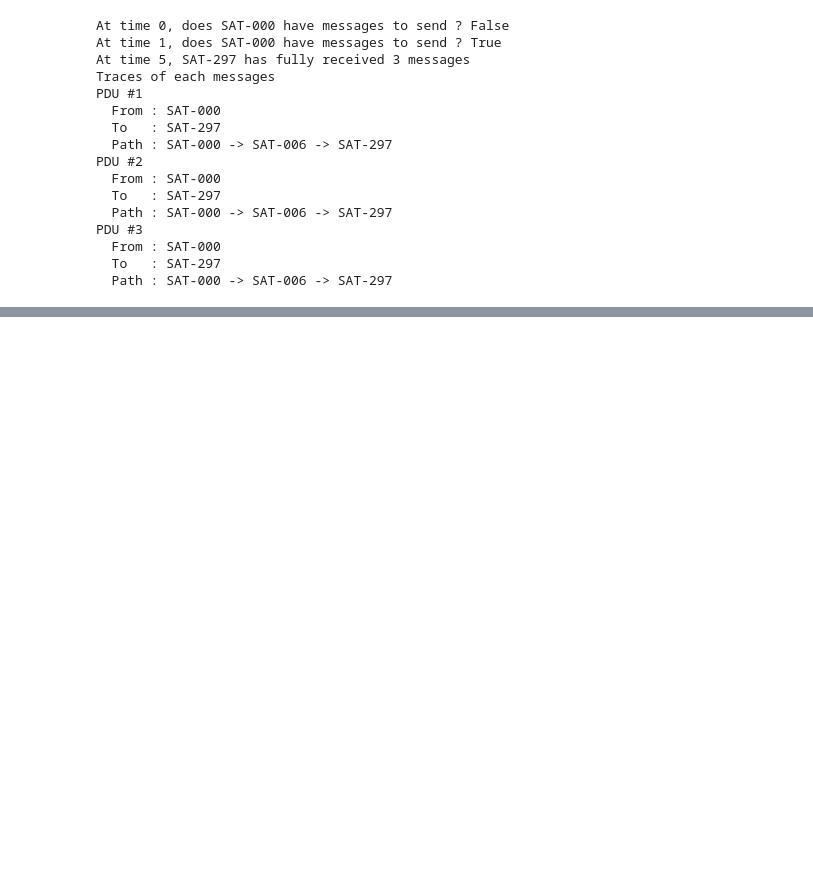
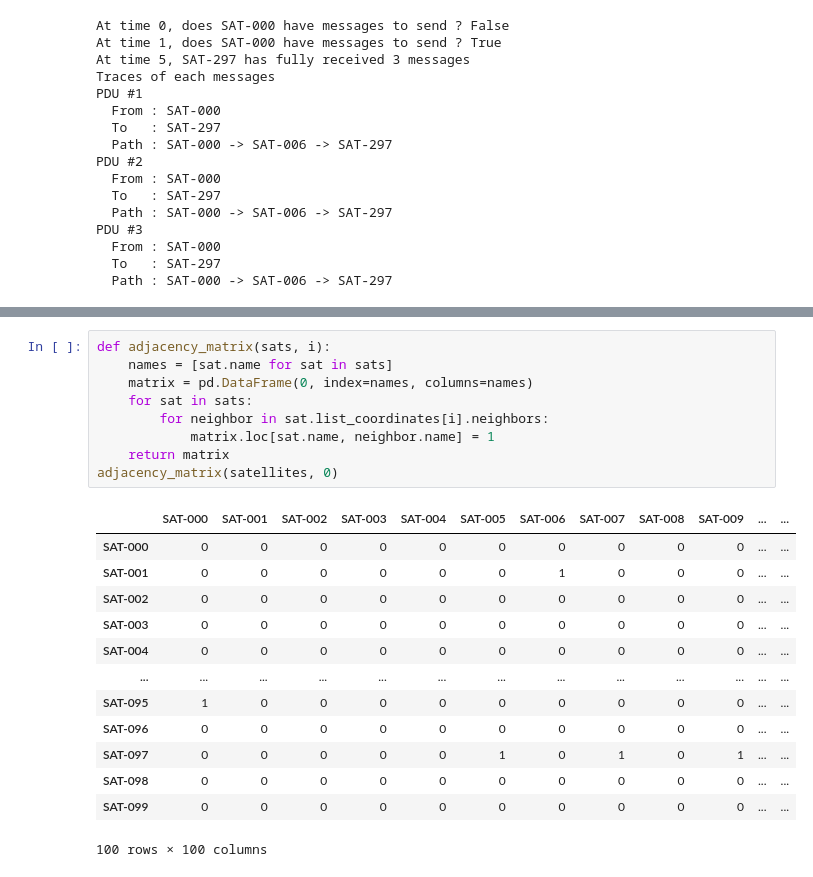
Before and after one commit to Darcolosse/McdaSat, a Jupyter notebook: simulaton.ipynb, the cells around one changed output, grey strips where cells are left out. Drawn from its saved outputs; the diff is of its cells as text; blank space fills up the shorter version.

```diff
--- a/simulaton.ipynb
+++ b/simulaton.ipynb
@@ -299,0 +366,23 @@ PDU #3
+# %%
+def adjacency_matrix(sats, i):
+    names = [sat.name for sat in sats]
+    matrix = pd.DataFrame(0, index=names, columns=names)
+    for sat in sats:
+        for neighbor in sat.list_coordinates[i].neighbors:
+            matrix.loc[sat.name, neighbor.name] = 1
+    return matrix
+adjacency_matrix(satellites, 0)
+# %% [output]
+|  | SAT-000 | SAT-001 | SAT-002 | SAT-003 | SAT-004 | SAT-005 | SAT-006 | SAT-007 | SAT-008 | SAT-009 | ... | ... |
+| SAT-000 | 0 | 0 | 0 | 0 | 0 | 0 | 0 | 0 | 0 | 0 | ... | ... |
+| SAT-001 | 0 | 0 | 0 | 0 | 0 | 0 | 1 | 0 | 0 | 0 | ... | ... |
+| SAT-002 | 0 | 0 | 0 | 0 | 0 | 0 | 0 | 0 | 0 | 0 | ... | ... |
+| SAT-003 | 0 | 0 | 0 | 0 | 0 | 0 | 0 | 0 | 0 | 0 | ... | ... |
+| SAT-004 | 0 | 0 | 0 | 0 | 0 | 0 | 0 | 0 | 0 | 0 | ... | ... |
+| ... | ... | ... | ... | ... | ... | ... | ... | ... | ... | ... | ... | ... |
+| SAT-095 | 1 | 0 | 0 | 0 | 0 | 0 | 0 | 0 | 0 | 0 | ... | ... |
+| SAT-096 | 0 | 0 | 0 | 0 | 0 | 0 | 0 | 0 | 0 | 0 | ... | ... |
+| SAT-097 | 0 | 0 | 0 | 0 | 0 | 1 | 0 | 1 | 0 | 1 | ... | ... |
+| SAT-098 | 0 | 0 | 0 | 0 | 0 | 0 | 0 | 0 | 0 | 0 | ... | ... |
+| SAT-099 | 0 | 0 | 0 | 0 | 0 | 0 | 0 | 0 | 0 | 0 | ... | ... |
+100 rows × 100 columns
```
Also changed, not shown: parts of 12 cells of this notebook.
